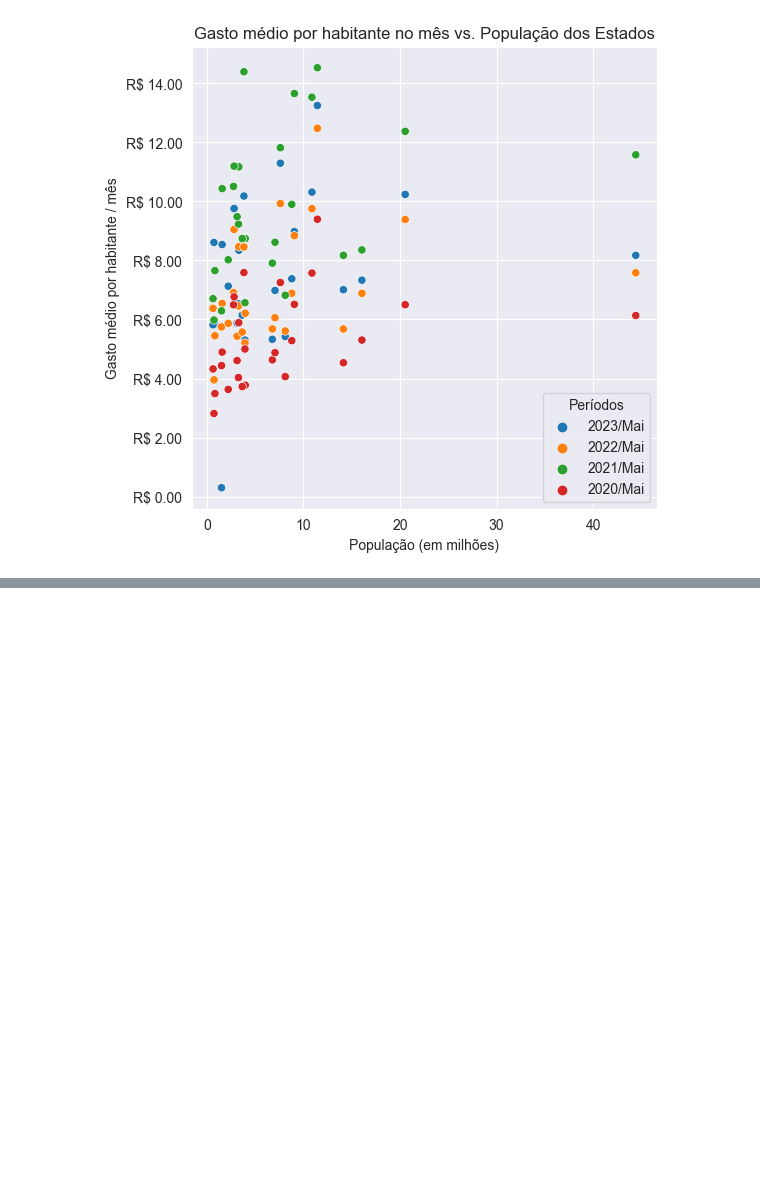
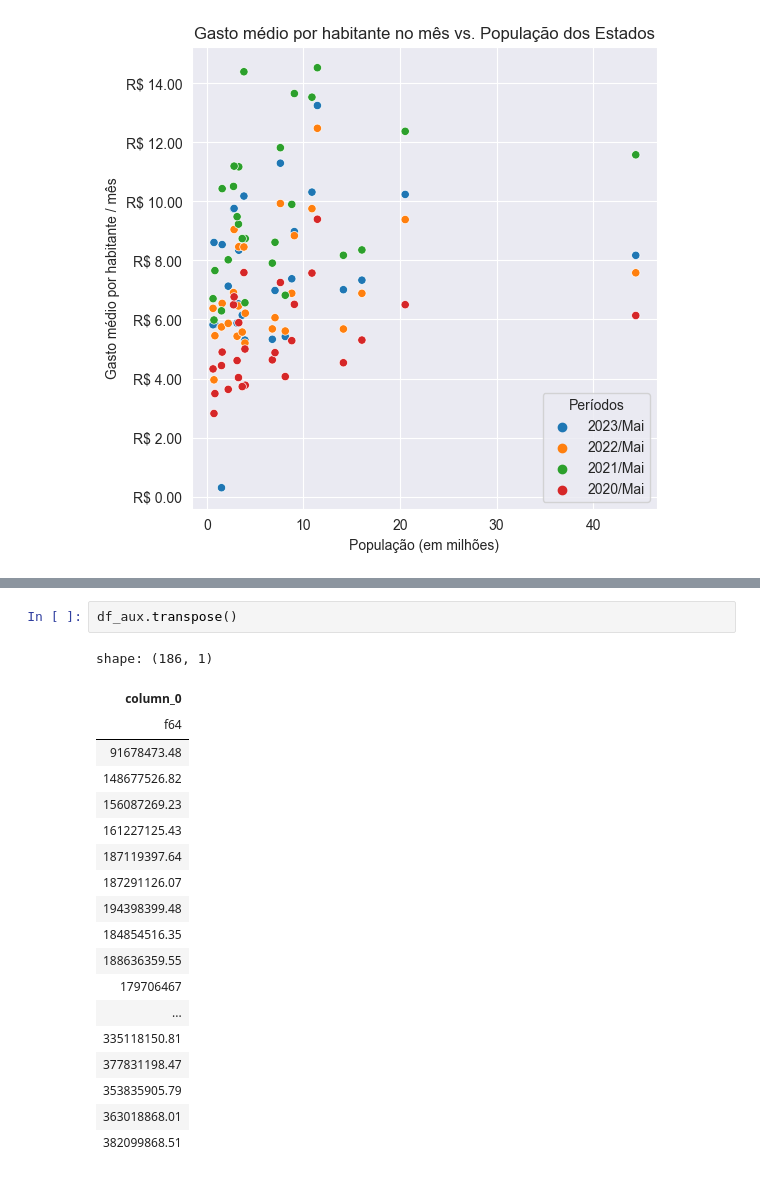
Before and after one commit to z-fab/postech-data-analytics, a Jupyter notebook: f1-data-analysis/m2-visualizacao-dados/producao_hospitalar_v2.ipynb, the cells around one changed output, grey strips where cells are left out. Cells and saved outputs as stored; diff of their text form; blank space fills up the shorter version.

```diff
--- a/f1-data-analysis/m2-visualizacao-dados/producao_hospitalar_v2.ipynb
+++ b/f1-data-analysis/m2-visualizacao-dados/producao_hospitalar_v2.ipynb
@@ -303,0 +301,22 @@ shape: (27, 192)
+# %%
+df_aux.transpose()
+# %% [output]
+shape: (186, 1)
+| column_0 |
+| f64 |
+| 91678473.48 |
+| 148677526.82 |
+| 156087269.23 |
+| 161227125.43 |
+| 187119397.64 |
+| 187291126.07 |
+| 194398399.48 |
+| 184854516.35 |
+| 188636359.55 |
+| 179706467 |
+| ... |
+| 335118150.81 |
+| 377831198.47 |
+| 353835905.79 |
+| 363018868.01 |
+| 382099868.51 |
```
Also changed, not shown: parts of 3 cells of this notebook.
